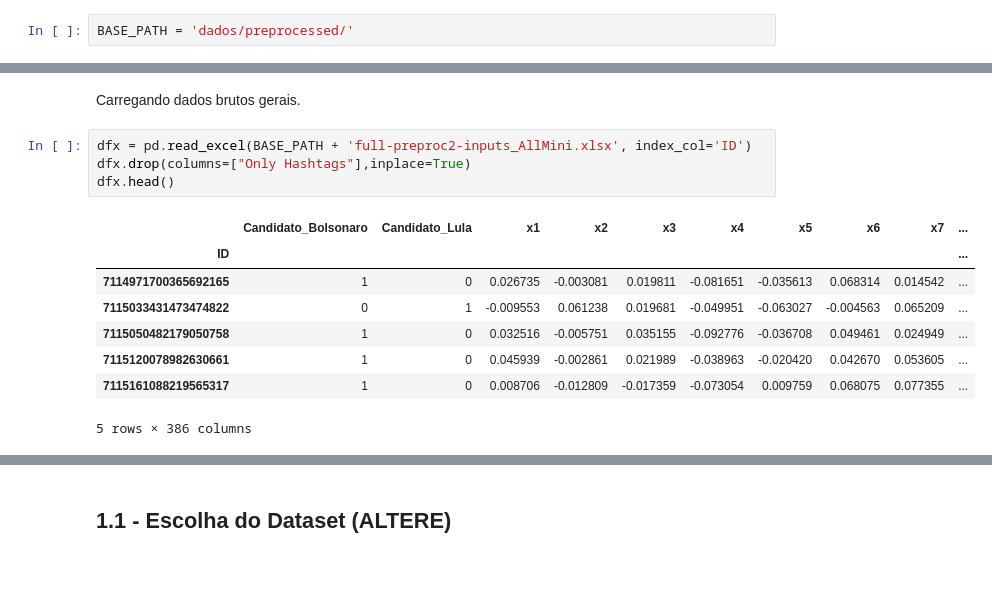
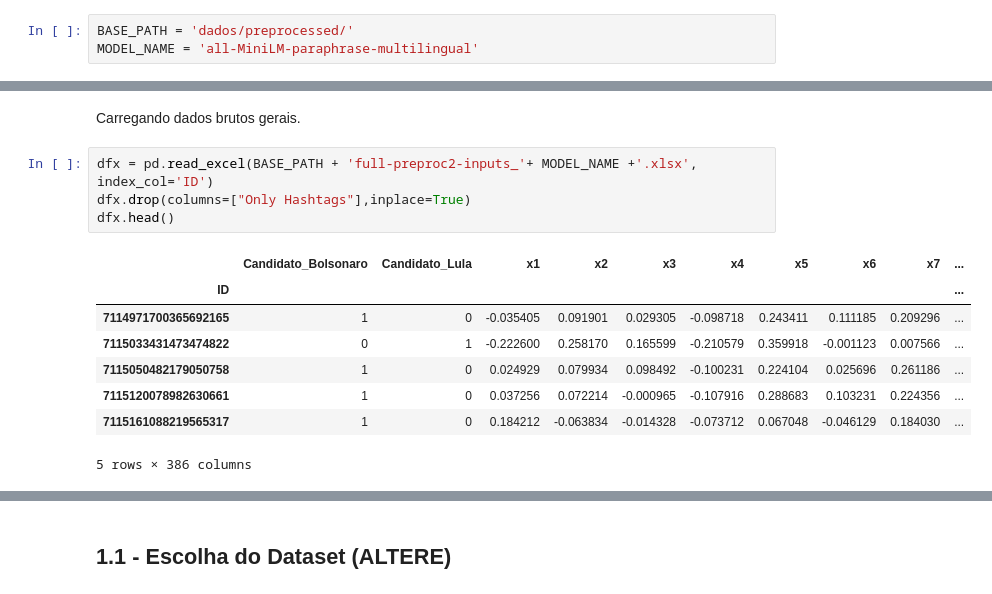
Before and after one commit to pablo-sampaio/embedding-to-likes, a Jupyter notebook: 2-Classificacao-50p-Treinamento.ipynb, the cells around one changed output, grey strips where cells are left out. Saved outputs shown, nothing was run; the diff lists cells and outputs as text.

```diff
--- a/2-Classificacao-50p-Treinamento.ipynb
+++ b/2-Classificacao-50p-Treinamento.ipynb
@@ -13,21 +13,22 @@ import numpy as np
 import matplotlib.pyplot as plt
 # %%
 BASE_PATH = 'dados/preprocessed/'
+MODEL_NAME = 'all-MiniLM-paraphrase-multilingual'
 # %% [markdown]
 # 1 - Carregando os Dados
 # %% [markdown]
 Carregando dados brutos gerais.
 # %%
-dfx = pd.read_excel(BASE_PATH + 'full-preproc2-inputs_AllMini.xlsx', index_col='ID')
+dfx = pd.read_excel(BASE_PATH + 'full-preproc2-inputs_'+ MODEL_NAME +'.xlsx', index_col='ID')
 dfx.drop(columns=["Only Hashtags"],inplace=True)
 dfx.head()
 # %% [output]
 |  | Candidato_Bolsonaro | Candidato_Lula | x1 | x2 | x3 | x4 | x5 | x6 | x7 | ... |
 | ID |  |  |  |  |  |  |  |  |  | ... |
-| 7114971700365692165 | 1 | 0 | 0.026735 | -0.003081 | 0.019811 | -0.081651 | -0.035613 | 0.068314 | 0.014542 | ... |
-| 7115033431473474822 | 0 | 1 | -0.009553 | 0.061238 | 0.019681 | -0.049951 | -0.063027 | -0.004563 | 0.065209 | ... |
-| 7115050482179050758 | 1 | 0 | 0.032516 | -0.005751 | 0.035155 | -0.092776 | -0.036708 | 0.049461 | 0.024949 | ... |
-| 7115120078982630661 | 1 | 0 | 0.045939 | -0.002861 | 0.021989 | -0.038963 | -0.020420 | 0.042670 | 0.053605 | ... |
-| 7115161088219565317 | 1 | 0 | 0.008706 | -0.012809 | -0.017359 | -0.073054 | 0.009759 | 0.068075 | 0.077355 | ... |
+| 7114971700365692165 | 1 | 0 | -0.035405 | 0.091901 | 0.029305 | -0.098718 | 0.243411 | 0.111185 | 0.209296 | ... |
+| 7115033431473474822 | 0 | 1 | -0.222600 | 0.258170 | 0.165599 | -0.210579 | 0.359918 | -0.001123 | 0.007566 | ... |
+| 7115050482179050758 | 1 | 0 | 0.024929 | 0.079934 | 0.098492 | -0.100231 | 0.224104 | 0.025696 | 0.261186 | ... |
+| 7115120078982630661 | 1 | 0 | 0.037256 | 0.072214 | -0.000965 | -0.107916 | 0.288683 | 0.103231 | 0.224356 | ... |
+| 7115161088219565317 | 1 | 0 | 0.184212 | -0.063834 | -0.014328 | -0.073712 | 0.067048 | -0.046129 | 0.184030 | ... |
 5 rows × 386 columns
 # %%
```
Also changed, not shown: parts of 3 cells of this notebook, 12 other files.
